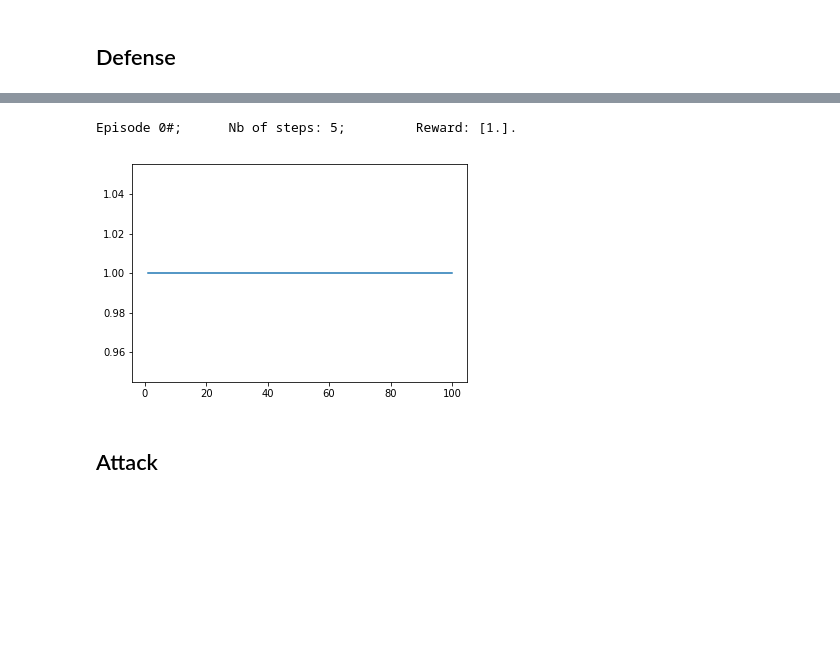
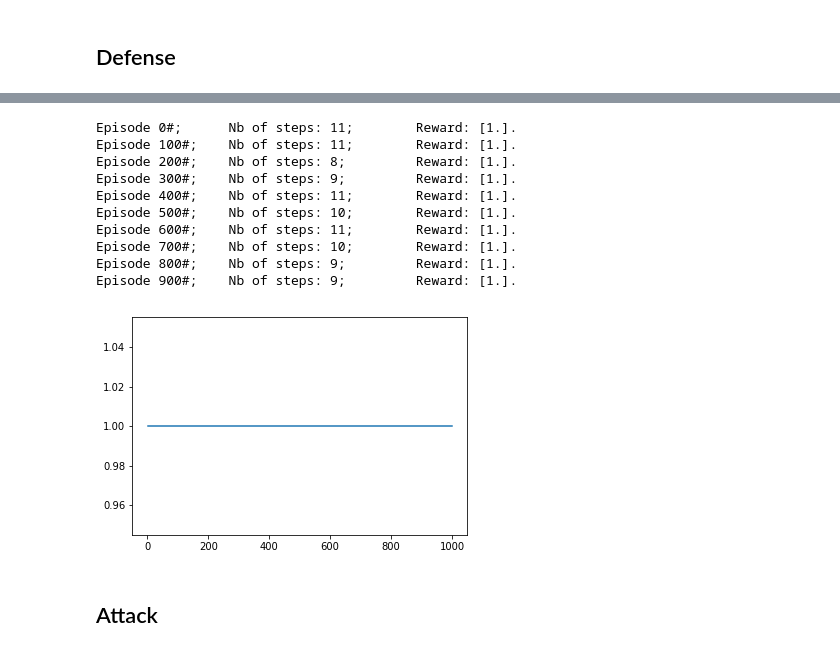
Before and after one commit to achamma723/RL_ESSGAME, a Jupyter notebook: Notebook.ipynb, the cells around one changed output, grey strips where cells are left out. Cells and saved outputs as stored; diff of their text form; code cells hidden in the pictures; blank space fills up the shorter version.

```diff
--- a/Notebook.ipynb
+++ b/Notebook.ipynb
@@ -84,10 +150,19 @@ Defender wins!!
 # %%
-defense.run(100)
-plt.plot(range(1, defense.nb_episodes+1), defense.reward)
+defense2.run(1000)
+plt.plot(range(1, defense2.nb_episodes+1), defense2.reward)
 plt.show()
 # %% [output]
-Episode 0#;      Nb of steps: 5;         Reward: [1.].
+Episode 0#;      Nb of steps: 11;        Reward: [1.].
+Episode 100#;    Nb of steps: 11;        Reward: [1.].
+Episode 200#;    Nb of steps: 8;         Reward: [1.].
+Episode 300#;    Nb of steps: 9;         Reward: [1.].
+Episode 400#;    Nb of steps: 11;        Reward: [1.].
+Episode 500#;    Nb of steps: 10;        Reward: [1.].
+Episode 600#;    Nb of steps: 11;        Reward: [1.].
+Episode 700#;    Nb of steps: 10;        Reward: [1.].
+Episode 800#;    Nb of steps: 9;         Reward: [1.].
+Episode 900#;    Nb of steps: 9;         Reward: [1.].
-[figure, old version]
+[figure, new version]
 # %% [markdown]
 ## Attack
 # %%
```
Also changed, not shown: parts of 12 cells of this notebook, 1 other file.
